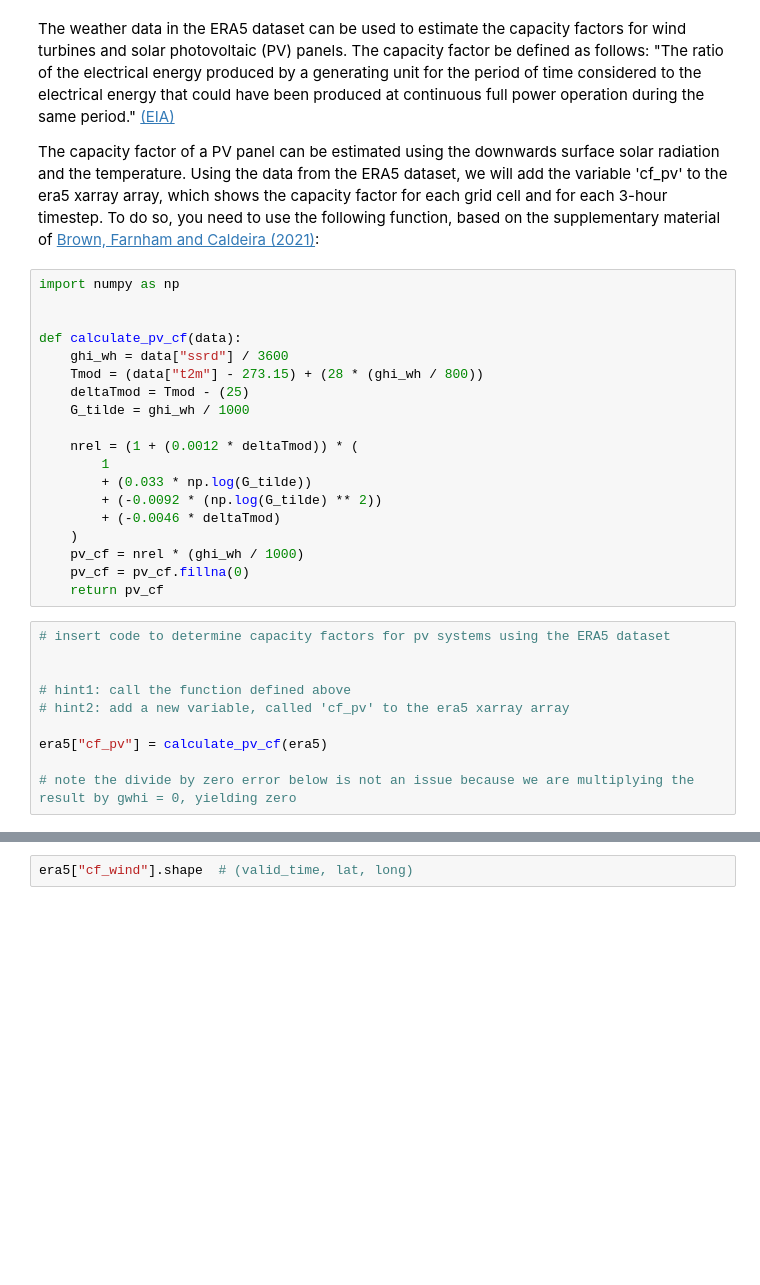
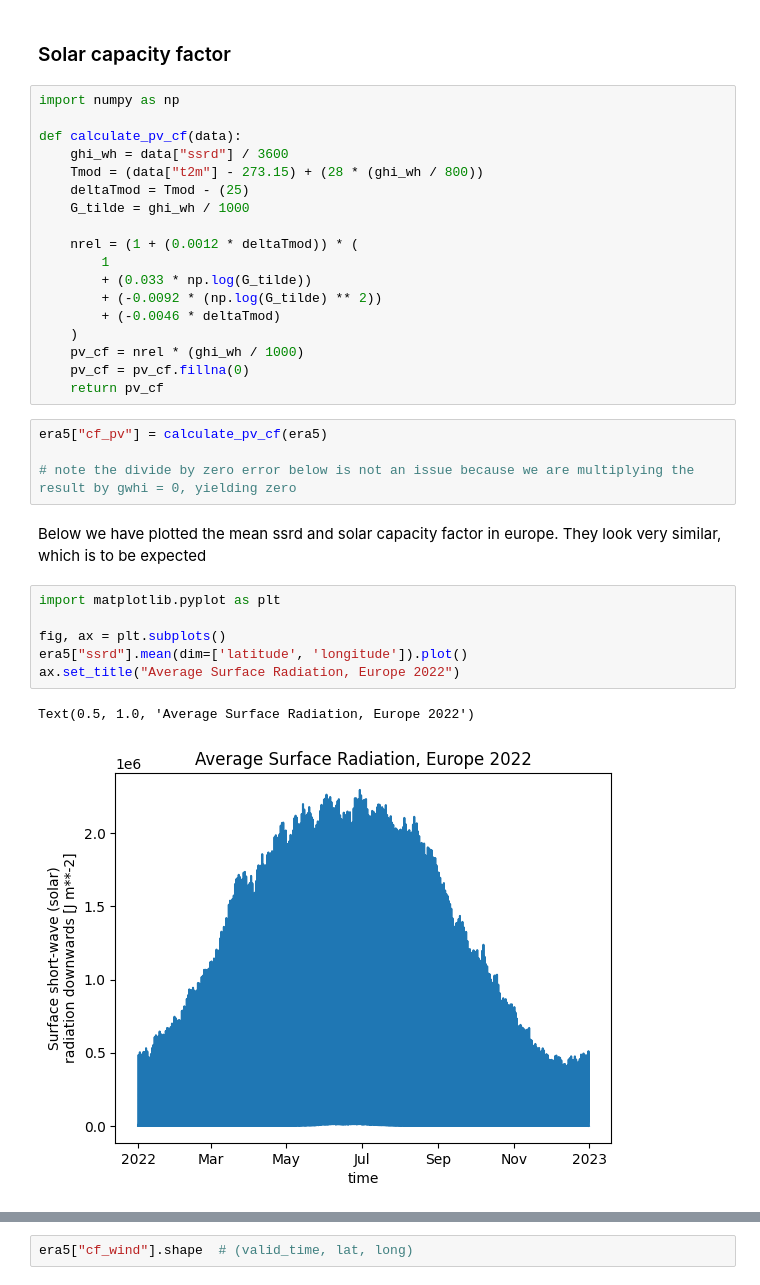
Before and after one commit to victorelgersma/dafs, a Jupyter notebook: final_assignment/AssignmentESMFinal.ipynb, the cells around one changed output, grey strips where cells are left out. Saved outputs shown, nothing was run; the diff lists cells and outputs as text; blank space fills up the shorter version.

```diff
--- a/final_assignment/AssignmentESMFinal.ipynb
+++ b/final_assignment/AssignmentESMFinal.ipynb
@@ -239,10 +151,7 @@ Text(0.5, 1.0, 'Distribution of wind speeds')
-# %% [markdown]
-The weather data in the ERA5 dataset can be used to estimate the capacity factors for wind turbines and solar photovoltaic (PV) panels. The capacity factor be defined as follows: "The ratio of the electrical energy produced by a generating unit for the period of time considered to the electrical energy that could have been produced at continuous full power operation during the same period." [(EIA)](https://www.eia.gov/tools/glossary/index.php?id=Capacity_factor#:~:text=Capacity%20factor%3A%20The%20ratio%20of,operation%20during%20the%20same%20period.)
-
-The capacity factor of a PV panel can be estimated using the downwards surface solar radiation and the temperature. Using the data from the ERA5 dataset, we will add the variable 'cf_pv' to the era5 xarray array, which shows the capacity factor for each grid cell and for each 3-hour timestep. To do so, you need to use the following function, based on the supplementary material of [Brown, Farnham and Caldeira (2021)](https://doi.org/10.1007/s42452-021-04794-z):
+# %% [markdown]
+### Solar capacity factor <a id="ex2a"></a>
 # %%
 import numpy as np
-
 
 def calculate_pv_cf(data):
     ghi_wh = data["ssrd"] / 3600
@@ -260,14 +169,19 @@ def calculate_pv_cf(data):
     pv_cf = pv_cf.fillna(0)
     return pv_cf
 # %%
-# insert code to determine capacity factors for pv systems using the ERA5 dataset
-
-
-# hint1: call the function defined above
-# hint2: add a new variable, called 'cf_pv' to the era5 xarray array
-
 era5["cf_pv"] = calculate_pv_cf(era5)
 
 # note the divide by zero error below is not an issue because we are multiplying the result by gwhi = 0, yielding zero
+# %% [markdown]
+Below we have plotted the mean ssrd and solar capacity factor in europe. They look very similar, which is to be expected
+# %%
+import matplotlib.pyplot as plt
+
+fig, ax = plt.subplots()
+era5["ssrd"].mean(dim=['latitude', 'longitude']).plot()
+ax.set_title("Average Surface Radiation, Europe 2022")
+# %% [output]
+Text(0.5, 1.0, 'Average Surface Radiation, Europe 2022')
+[figure, added]
 # %%
 # let's map out cf_pv
```
Also changed, not shown: parts of 45 cells of this notebook, 2 other files.
